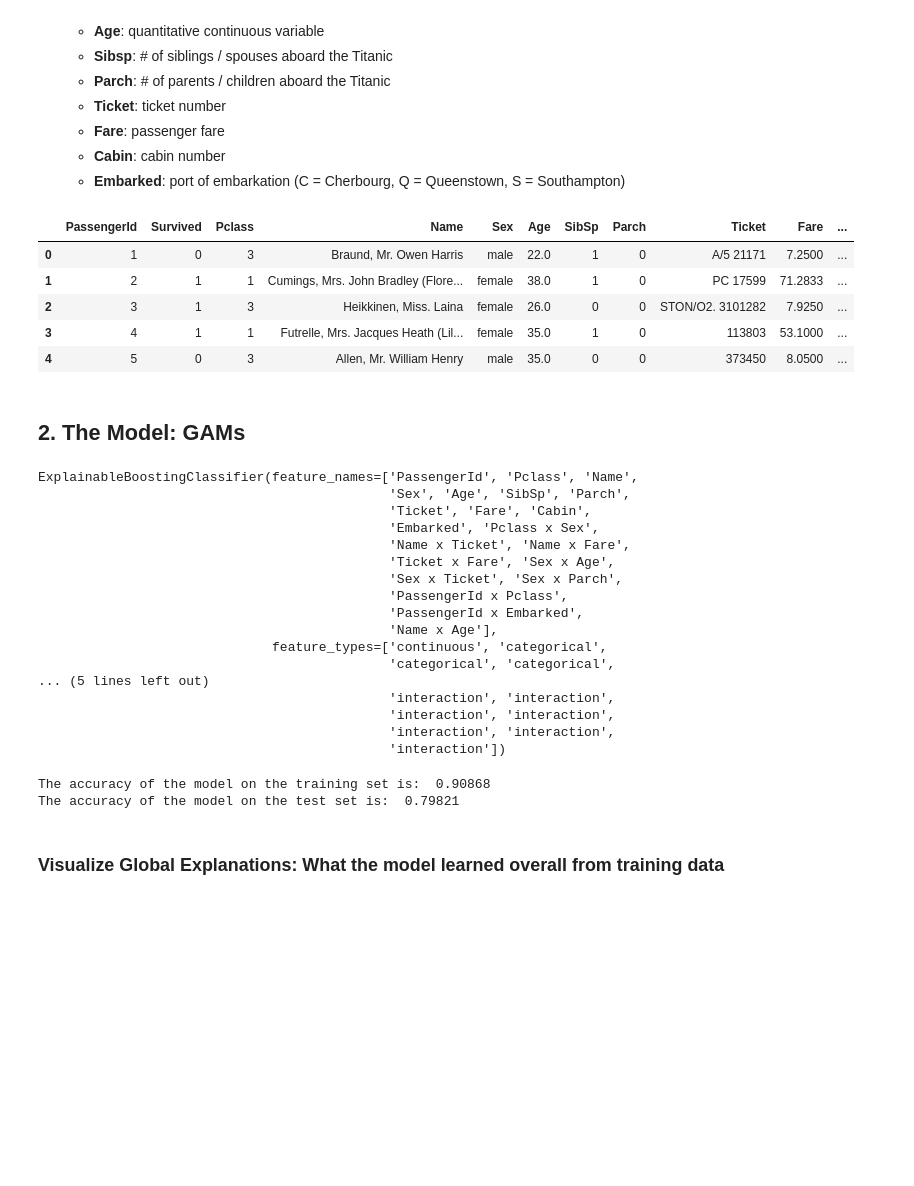
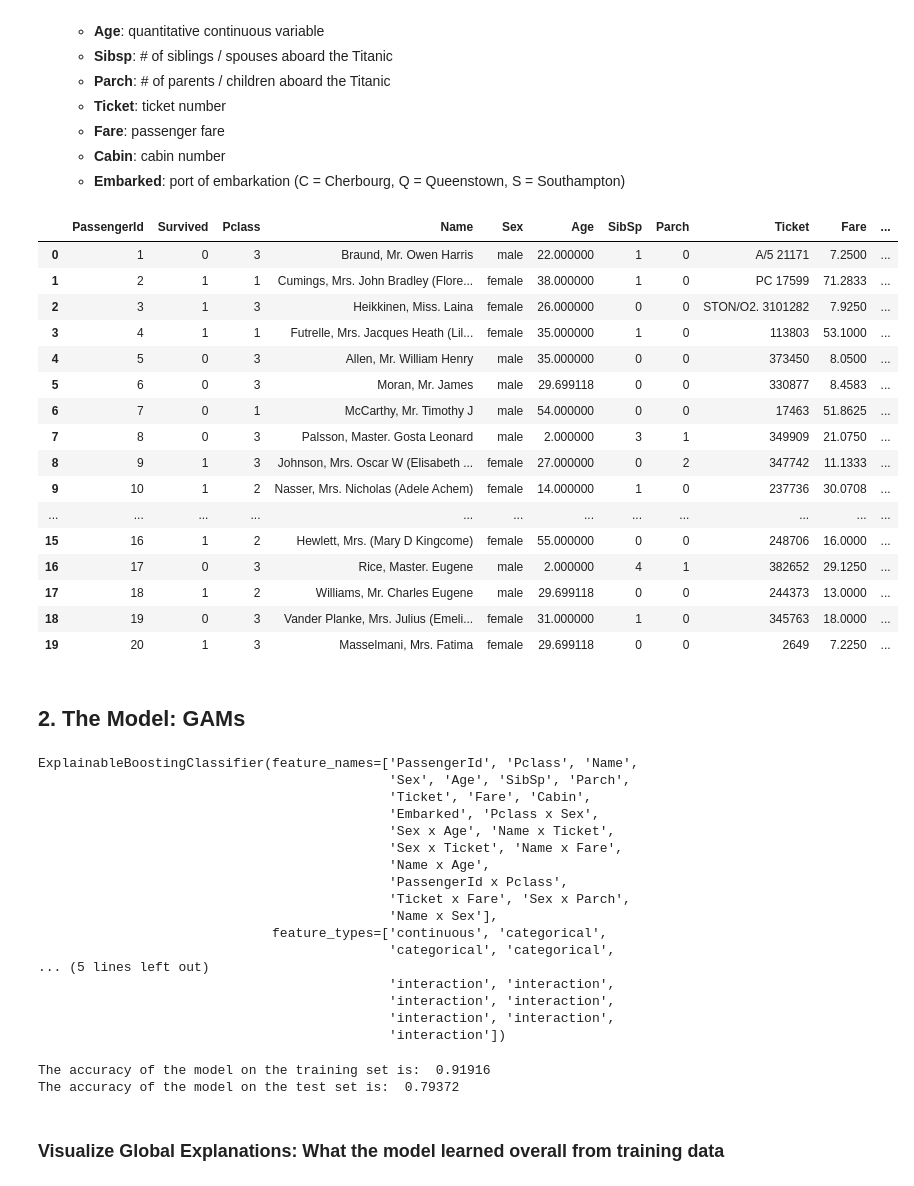
Before and after one commit to davisjrule/satisficing-pilot, a Jupyter notebook: titanic.ipynb, the cells around one changed output. Cells and saved outputs as stored; diff of their text form; code cells hidden in the pictures; blank space fills up the shorter version.

Commit message:
Filled N/A age values with the mean

```diff
--- a/titanic.ipynb
+++ b/titanic.ipynb
@@ -23,31 +23,43 @@ from sklearn.model_selection import train_test_split
     - **Embarked**: port of embarkation (C = Cherbourg, Q = Queenstown, S = Southampton)
 # %%
 df = pd.read_csv("titanic-train.csv", na_values=['none'])
+df['Age'] = df['Age'].fillna(df['Age'].mean())
 df.fillna('', inplace=True)
 df["Age"] = df["Age"].apply(lambda x: 0 if x == "" else x)
 df["Cabin"] = df["Cabin"].apply(lambda x: "Unknown" if x == "" else x)
 df["Embarked"] = df["Embarked"].apply(lambda x: "Unknown" if x == "" else x)
 df["Pclass"] = df["Pclass"].apply(lambda x: str(x))
 
 
 train_cols = [df.columns[0]] + list(df.columns[2:])
 label = df.columns[1]
 X_df = df[train_cols]
 y_df = df[label]
 
 dataset = {
     'X': X_df,
     'y': y_df
 }
 
-df.head()
+df.head(20)
 # %% [output]
 |  | PassengerId | Survived | Pclass | Name | Sex | Age | SibSp | Parch | Ticket | Fare | ... |
-| 0 | 1 | 0 | 3 | Braund, Mr. Owen Harris | male | 22.0 | 1 | 0 | A/5 21171 | 7.2500 | ... |
-| 1 | 2 | 1 | 1 | Cumings, Mrs. John Bradley (Flore... | female | 38.0 | 1 | 0 | PC 17599 | 71.2833 | ... |
-| 2 | 3 | 1 | 3 | Heikkinen, Miss. Laina | female | 26.0 | 0 | 0 | STON/O2. 3101282 | 7.9250 | ... |
-| 3 | 4 | 1 | 1 | Futrelle, Mrs. Jacques Heath (Lil... | female | 35.0 | 1 | 0 | 113803 | 53.1000 | ... |
-| 4 | 5 | 0 | 3 | Allen, Mr. William Henry | male | 35.0 | 0 | 0 | 373450 | 8.0500 | ... |
+| 0 | 1 | 0 | 3 | Braund, Mr. Owen Harris | male | 22.000000 | 1 | 0 | A/5 21171 | 7.2500 | ... |
+| 1 | 2 | 1 | 1 | Cumings, Mrs. John Bradley (Flore... | female | 38.000000 | 1 | 0 | PC 17599 | 71.2833 | ... |
+| 2 | 3 | 1 | 3 | Heikkinen, Miss. Laina | female | 26.000000 | 0 | 0 | STON/O2. 3101282 | 7.9250 | ... |
+| 3 | 4 | 1 | 1 | Futrelle, Mrs. Jacques Heath (Lil... | female | 35.000000 | 1 | 0 | 113803 | 53.1000 | ... |
+| 4 | 5 | 0 | 3 | Allen, Mr. William Henry | male | 35.000000 | 0 | 0 | 373450 | 8.0500 | ... |
+| 5 | 6 | 0 | 3 | Moran, Mr. James | male | 29.699118 | 0 | 0 | 330877 | 8.4583 | ... |
+| 6 | 7 | 0 | 1 | McCarthy, Mr. Timothy J | male | 54.000000 | 0 | 0 | 17463 | 51.8625 | ... |
+| 7 | 8 | 0 | 3 | Palsson, Master. Gosta Leonard | male | 2.000000 | 3 | 1 | 349909 | 21.0750 | ... |
+| 8 | 9 | 1 | 3 | Johnson, Mrs. Oscar W (Elisabeth ... | female | 27.000000 | 0 | 2 | 347742 | 11.1333 | ... |
+| 9 | 10 | 1 | 2 | Nasser, Mrs. Nicholas (Adele Achem) | female | 14.000000 | 1 | 0 | 237736 | 30.0708 | ... |
+| ... | ... | ... | ... | ... | ... | ... | ... | ... | ... | ... | ... |
+| 15 | 16 | 1 | 2 | Hewlett, Mrs. (Mary D Kingcome) | female | 55.000000 | 0 | 0 | 248706 | 16.0000 | ... |
+| 16 | 17 | 0 | 3 | Rice, Master. Eugene | male | 2.000000 | 4 | 1 | 382652 | 29.1250 | ... |
+| 17 | 18 | 1 | 2 | Williams, Mr. Charles Eugene | male | 29.699118 | 0 | 0 | 244373 | 13.0000 | ... |
+| 18 | 19 | 0 | 3 | Vander Planke, Mrs. Julius (Emeli... | female | 31.000000 | 1 | 0 | 345763 | 18.0000 | ... |
+| 19 | 20 | 1 | 3 | Masselmani, Mrs. Fatima | female | 29.699118 | 0 | 0 | 2649 | 7.2250 | ... |
 # %%
 # Use this cell for any data-related exploration
 # %% [markdown]
@@ -69,12 +81,12 @@ ExplainableBoostingClassifier(feature_names=['PassengerId', 'Pclass', 'Name',
                                              'Sex', 'Age', 'SibSp', 'Parch',
                                              'Ticket', 'Fare', 'Cabin',
                                              'Embarked', 'Pclass x Sex',
-                                             'Name x Ticket', 'Name x Fare',
-                                             'Ticket x Fare', 'Sex x Age',
-                                             'Sex x Ticket', 'Sex x Parch',
+                                             'Sex x Age', 'Name x Ticket',
+                                             'Sex x Ticket', 'Name x Fare',
+                                             'Name x Age',
                                              'PassengerId x Pclass',
-                                             'PassengerId x Embarked',
-                                             'Name x Age'],
+                                             'Ticket x Fare', 'Sex x Parch',
+                                             'Name x Sex'],
                               feature_types=['continuous', 'categorical',
                                              'categorical', 'categorical',
 ... (5 lines left out)
@@ -99,8 +111,8 @@ print("The accuracy of the model on the test set is: ", accuracy_test)
 
 indices = [index for index, value in enumerate(zip(predictions, y_test.tolist())) if value[0] != value[1]]
 # %% [output]
-The accuracy of the model on the training set is:  0.90868
-The accuracy of the model on the test set is:  0.79821
+The accuracy of the model on the training set is:  0.91916
+The accuracy of the model on the test set is:  0.79372
 # %% [markdown]
 ### Visualize Global Explanations: What the model learned overall from training data
 # %%
```
Also changed, not shown: parts of 1 cell of this notebook.
